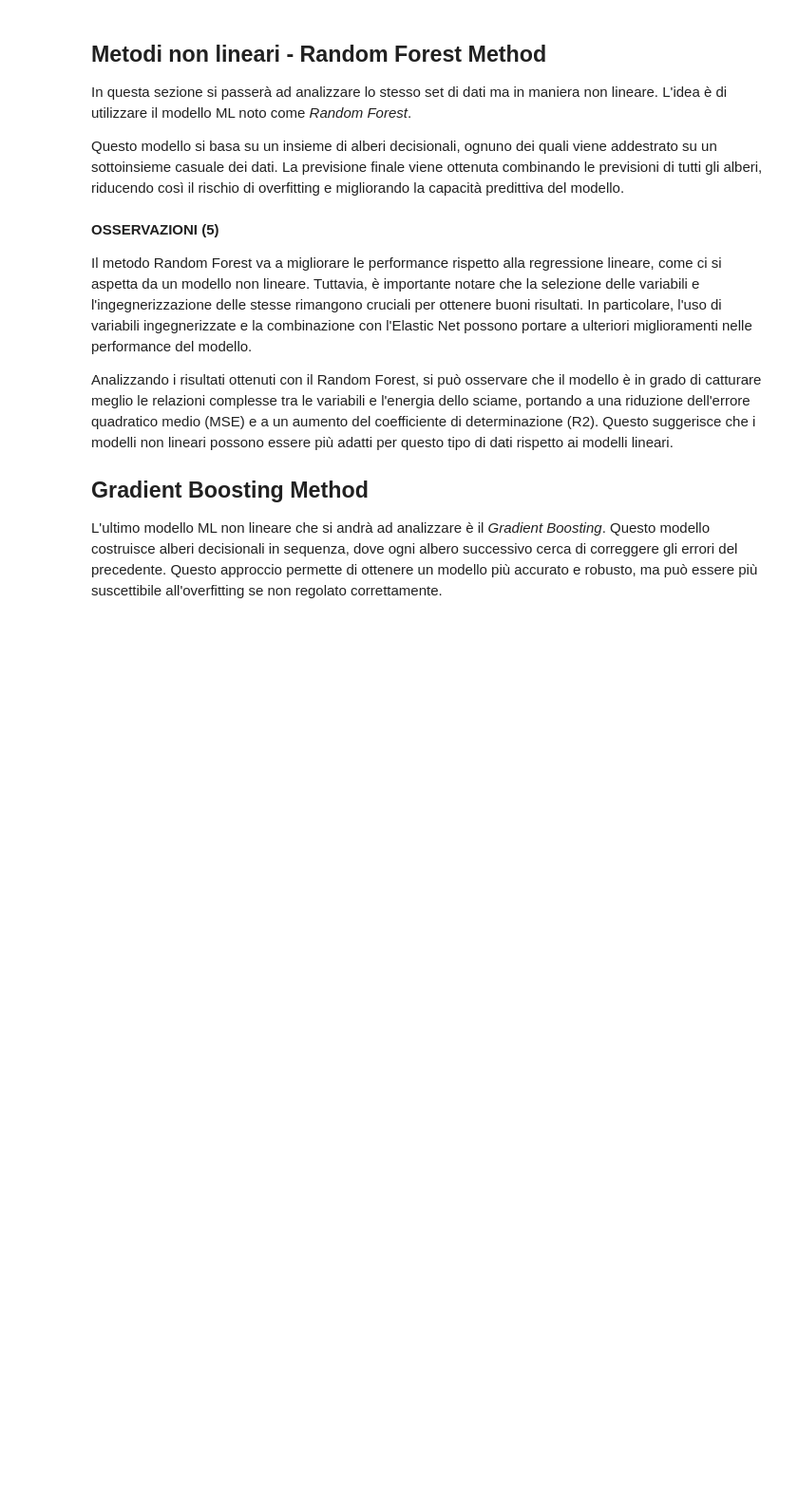
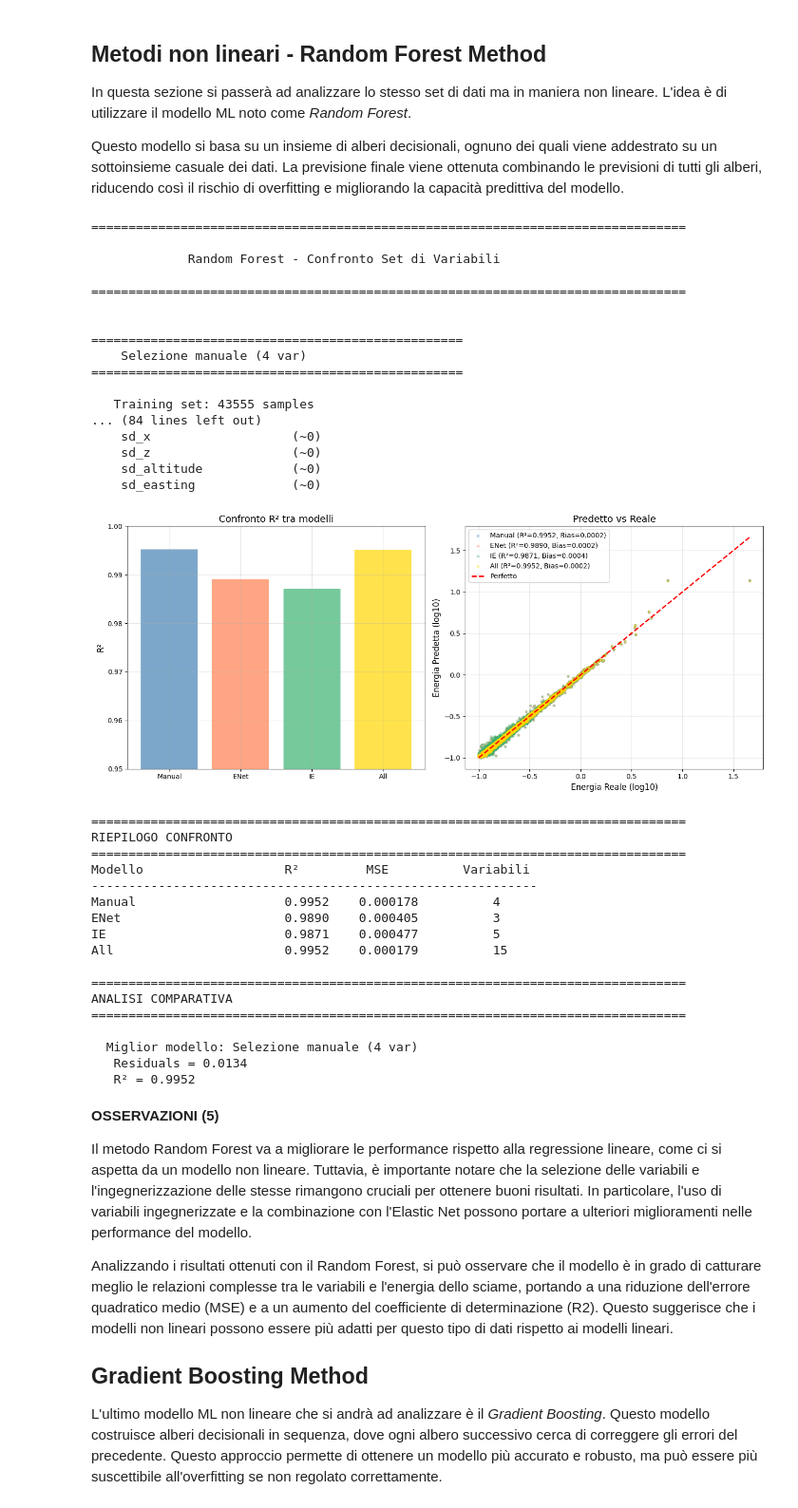
Before and after one commit to robdilor/advsimtech_rdl_esame, a Jupyter notebook: Project.ipynb, the cells around one changed output. Shown at 95% size. Saved outputs shown, nothing was run; the diff lists cells and outputs as text; code cells hidden in the pictures; blank space fills up the shorter version.

```diff
--- a/Project.ipynb
+++ b/Project.ipynb
@@ -691,30 +858,26 @@ print("="*80, '\n')
 
 # --- Configurazione dei diversi set di variabili ---
 configs = {
-    'Selezione manuale (5 var)': {
+    f'Selezione manuale ({len(keep_list)} var)': {
         'colonne': keep_idx,  # Le 5 variabili selezionate manualmente
         'nomi': keep_list,
         'colore': 'steelblue',
         'sigla': 'Manual'
     },
-    'Elastic Net (3 var)': {
+    f'Elastic Net ({len(selected_enet)} var)': {
         'colonne': selected_enet,  # Le variabili selezionate dal primo Elastic Net
         'nomi': [this_varlist[i] for i in selected_enet],
         'colore': 'coral',
         'sigla': 'ENet'
     },
-    'Variabili ingegnerizzate Elastic Net (4 var)': {
+    f'Variabili ingegnerizzate Elastic Net ({len(selected_ie)} var)': {
         'colonne': selected_ie,  # Le variabili ingegnerizzate selezionate dal secondo Elastic Net
         'nomi': [ing_list[i] for i in selected_ie],
         'colore': 'mediumseagreen',
         'sigla': 'IE'
-    },
-    'Combinazione (7 var)': {
-        'colonne': selected_comb,  # Le variabili combinate selezionate dal terzo Elastic Net
-        'nomi': [comb_list[i] for i in selected_comb],
-        'colore': 'orchid',
-        'sigla': 'Comb'
     }
+    # Disposizione per eventuale eliminazione del modello a tutte le variabili, che non è coerente con il resto dei modelli.
+    , f'Tutte le variabili ({len(this_varlist)} var)': {'colonne': list(range(set_of_vars.shape[1])), 'nomi': this_varlist, 'colore': 'gold', 'sigla': 'All'}
 }
 
 # Miglioria computazionale, ma tempi di calcolo lunghi, quindi uso parametri fissi per il Random Forest
@@ -824,7 +987,10 @@ for config_name, config in configs.items():
     sorted_idx = np.argsort(importance)[::-1]
     for i in sorted_idx:
         if i < len(nomi_var):
-            print(f"    {nomi_var[i]:<20}  {importance[i]:.4f}")
+            if importance[i] >= 0.01:
+                print(f"    {nomi_var[i]:<20}  {importance[i]:.4f}")
+            else:
+                print(f"    {nomi_var[i]:<20}   (~0)")
     print()
 
     # 6. Salva tutto
@@ -836,9 +1002,13 @@ for config_name, config in configs.items():
         'n_var': X_train.shape[1]
     }
     if basic == False:
-        models_rf[config_name] = {'Modello': best_rf, 'Coeff.': importance, 'Parametri': best_params}
+        models_rf[config_name] = {'Modello': best_rf,
+                                  'Coeff': [importance[i] for i in range(len(importance)) if importance[i] >= 0.01] ,
+                                  'Parametri': best_params}
     elif basic == True:
-        models_rf[config_name] = {'Modello': rf, 'Coeff.': importance, 'Parametri': None}
+        models_rf[config_name] = {'Modello': rf,
+                                  'Coeff': [importance[i] for i in range(len(importance)) if importance[i] >= 0.01],
+                                  'Parametri': None}
     predictions_rf[config_name] = y_pred
 
 # --- Grafico di confronto ---
@@ -854,7 +1024,7 @@ axes[0].set_xticks(range(len(results_rf)))
 axes[0].set_xticklabels([configs[name]['sigla'] for name in results_rf.keys()])
 axes[0].grid(alpha=0.3)
 for q in sorted(range(0, 20), reverse=True):
-    if any(res['r2'] > q / 20 for res in results_rf.values()):
+    if all(res['r2'] > q / 20 for res in results_rf.values()):
         axes[0].set_ylim(q / 20, 1)
         break
     else:
@@ -875,33 +1045,70 @@ axes[1].set_title('Predetto vs Reale', fontsize=14)
 axes[1].legend()
 axes[1].grid(alpha=0.3)
 
 plt.tight_layout()
+plt.savefig(base_dir / "results" /"RF_Confronto.png", dpi=300)
 plt.show()
 
 # --- Riepilogo finale ---
 print("\n" + "="*80)
 print("RIEPILOGO CONFRONTO")
 print("="*80)
 print(f"{'Modello':<25} {'R²':<10} {'MSE':<12} {'Variabili':<10}")
 print("-"*60)
 for name, res in results_rf.items():
     name_clean = configs[name]['sigla']
     print(f"{name_clean:<25} {res['r2']:.4f}    {res['mse']:.6f}          {res['n_var']}")
 
 # --- Analisi comparativa ---
 print("\n" + "="*80)
 print("ANALISI COMPARATIVA")
 print("="*80)
 
 # Trova il modello migliore dai residui
 best_model = max(results_rf, key=lambda x: results_rf[x]['r2'])  # Modello con il R² più alto
 # occhio a R^2 uguali
 if len([x for x in results_rf if results_rf[x]['r2'] == results_rf[best_model]['r2']]) > 1:
     best_model = min(results_rf, key=lambda x: results_rf[x]['residuals'].std())  # Modello con la deviazione standard dei residui più bassa
 best_r2 = results_rf[best_model]['r2']
 print(f"\n  Miglior modello: {best_model}")
 print(f"   Residuals = {results_rf[best_model]['residuals'].std():.4f}")
 print(f"   R² = {best_r2:.4f}")
+# %% [output]
+================================================================================
+
+             Random Forest - Confronto Set di Variabili
+
+================================================================================
+
+
+==================================================
+    Selezione manuale (4 var)
+==================================================
+
+   Training set: 43555 samples
+... (84 lines left out)
+    sd_x                   (~0)
+    sd_z                   (~0)
+    sd_altitude            (~0)
+    sd_easting             (~0)
+[figure, added]
+================================================================================
+RIEPILOGO CONFRONTO
+================================================================================
+Modello                   R²         MSE          Variabili
+------------------------------------------------------------
+Manual                    0.9952    0.000178          4
+ENet                      0.9890    0.000405          3
+IE                        0.9871    0.000477          5
+All                       0.9952    0.000179          15
+
+================================================================================
+ANALISI COMPARATIVA
+================================================================================
+
+  Miglior modello: Selezione manuale (4 var)
+   Residuals = 0.0134
+   R² = 0.9952
 # %% [markdown]
 **OSSERVAZIONI (5)**
 
```
Also changed, not shown: parts of 13 cells of this notebook, 9 other files.
